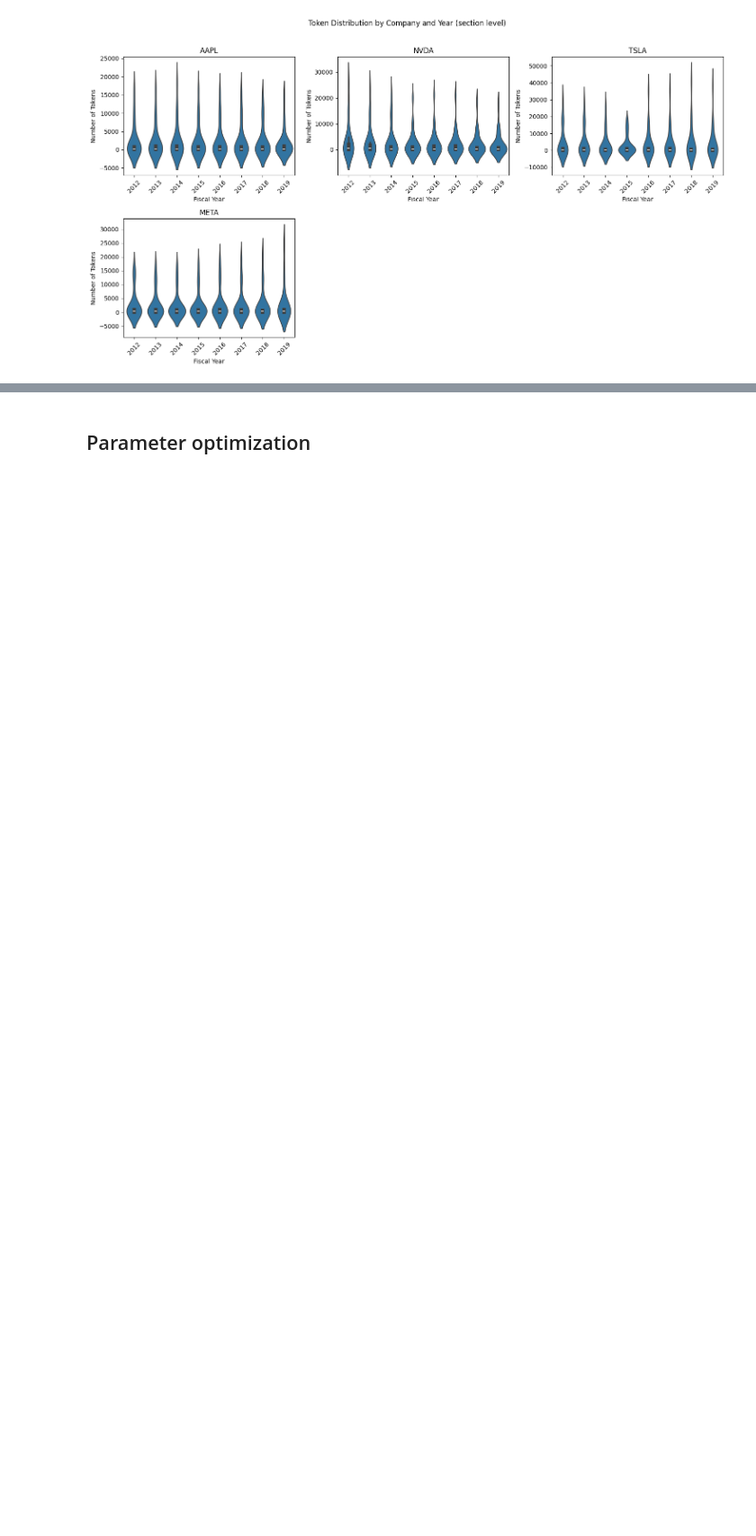
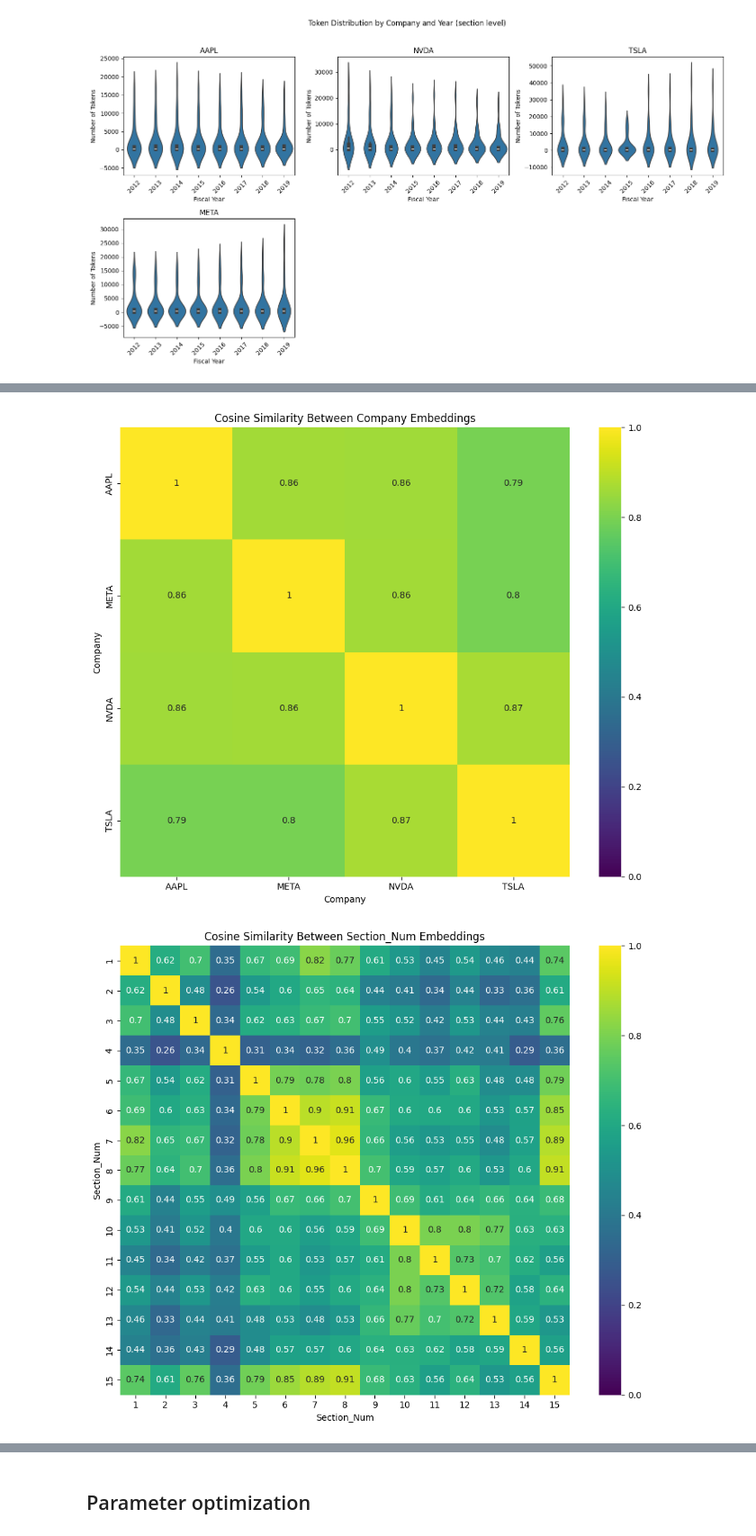
Before and after one commit to jon-robbins/sec-rag-pipeline, a Jupyter notebook: notebooks/EDA.ipynb, the cells around one changed output, grey strips where cells are left out. Shown at 90% size. Drawn from its saved outputs; the diff is of its cells as text; code cells hidden in the pictures; blank space fills up the shorter version.

```diff
--- a/notebooks/EDA.ipynb
+++ b/notebooks/EDA.ipynb
@@ -248,0 +258,20 @@ ValueError: Input DataFrame is missing required columns for chunking.
+# %%
+from rag.chunkers import SmartChunker
+import pickle
+target_tokens = 350
+hard_ceiling = 800
+overlap_tokens = 50
+
+data_path = Path(os.getcwd()).parent / 'data'
+embedding_pkl_path = data_path / 'cache' / 'embeddings' /f'chunks_{target_tokens}_{hard_ceiling}_{overlap_tokens}.pkl'
+
+if embedding_pkl_path.exists():
+    with open(embedding_pkl_path, 'rb') as f:
+        chunks = pickle.load(f)
+        print(f"✅ Loaded {len(chunks)} chunks from {embedding_pkl_path}")
+else:
+    chunker = SmartChunker(target_tokens=target_tokens, hard_ceiling=hard_ceiling, overlap_tokens=overlap_tokens)
+    chunks = chunker.run(df)
+    with open(embedding_pkl_path, 'wb') as f:
+        pickle.dump(chunks, f)
+    print(f"✅ Saved {len(chunks)} chunks to {embedding_pkl_path}")
@@ -248,0 +402,53 @@ ValueError: Input DataFrame is missing required columns for chunking.
+# %%
+import numpy as np
+from sklearn.metrics.pairwise import cosine_similarity
+import seaborn as sns
+import matplotlib.pyplot as plt
+def plot_embedding_similarity(df_embeddings, dimension='company', figsize=(10, 8)):
+    """
+    Calculate and plot cosine similarity between embeddings aggregated by a given dimension.
+
+    Args:
+        df_embeddings: DataFrame with 'embedding' column and the specified dimension column
+        dimension: Column name to aggregate by (e.g., 'company', 'year', 'section_desc')
+        figsize: Tuple for figure size
+    """
+
+    # Calculate average embeddings for each group
+    group_embeddings = {}
+    for group in df_embeddings[dimension].unique():
+        group_data = df_embeddings[df_embeddings[dimension] == group]
+        avg_embedding = np.mean(group_data['embedding'].tolist(), axis=0)
+        group_embeddings[group] = avg_embedding
+
+    # Convert to matrix format
+    groups = sorted(group_embeddings.keys())
+    embedding_matrix = np.array([group_embeddings[group] for group in groups])
+
+    # Calculate cosine similarity matrix
+    similarity_matrix = cosine_similarity(embedding_matrix)
+
+    # Create heatmap
+    plt.figure(figsize=figsize)
+    sns.heatmap(
+        similarity_matrix,
+        xticklabels=groups,
+        yticklabels=groups,
+        annot=True,
+        cmap='viridis',
+        vmin=0,
+        vmax=1,
+        square=True
+    )
+    plt.title(f'Cosine Similarity Between {dimension.title()} Embeddings')
+    plt.xlabel(dimension.title())
+    plt.ylabel(dimension.title())
+    plt.tight_layout()
+    plt.show()
+
+# Example usage:
+plot_embedding_similarity(df_embeddings, dimension='company')
+plot_embedding_similarity(df_embeddings, dimension='section_num')
+# %% [output]
+[figure, added]
+[figure, added]
```
Also changed, not shown: parts of 43 cells of this notebook, 29 other files.
